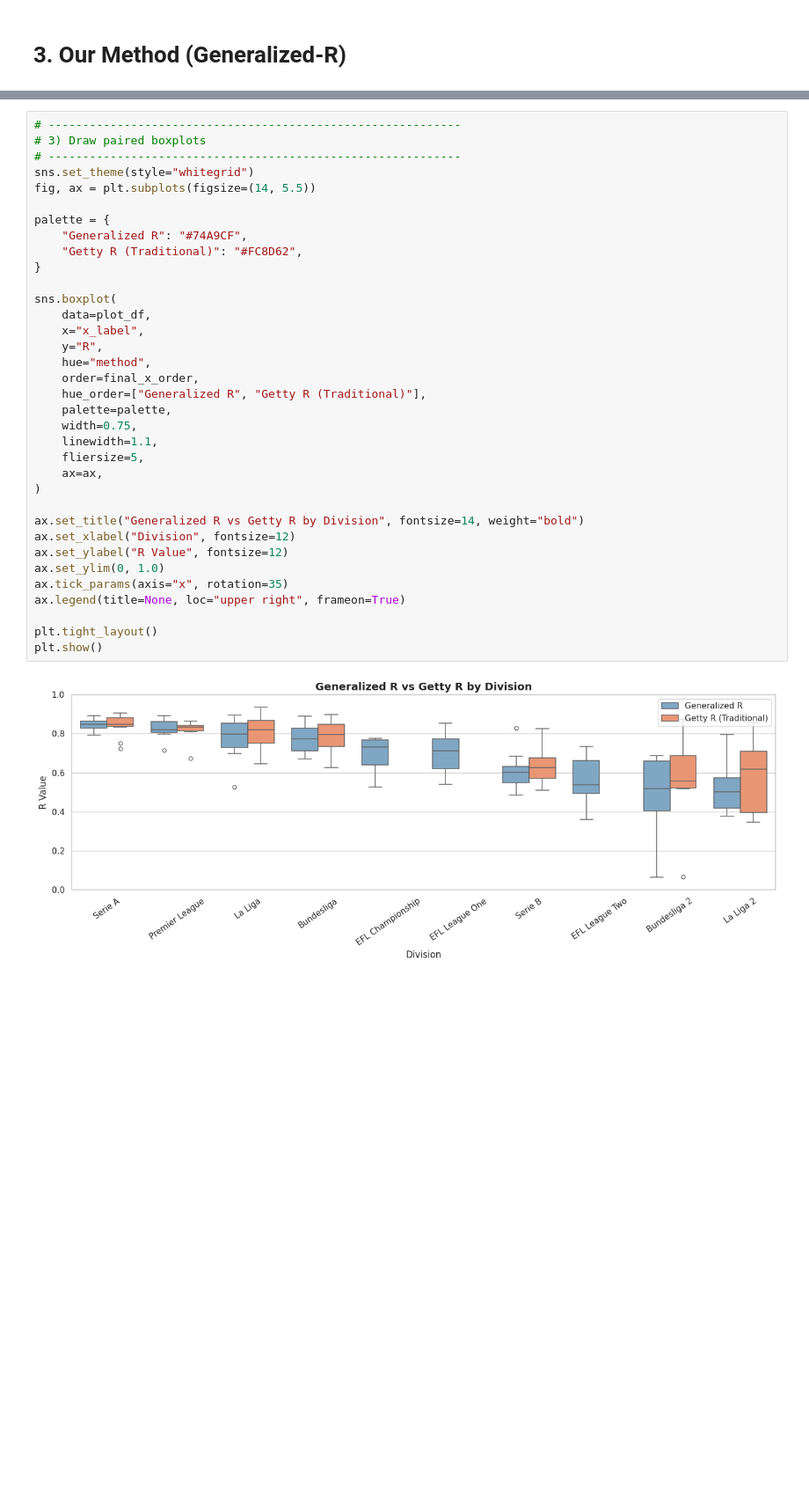
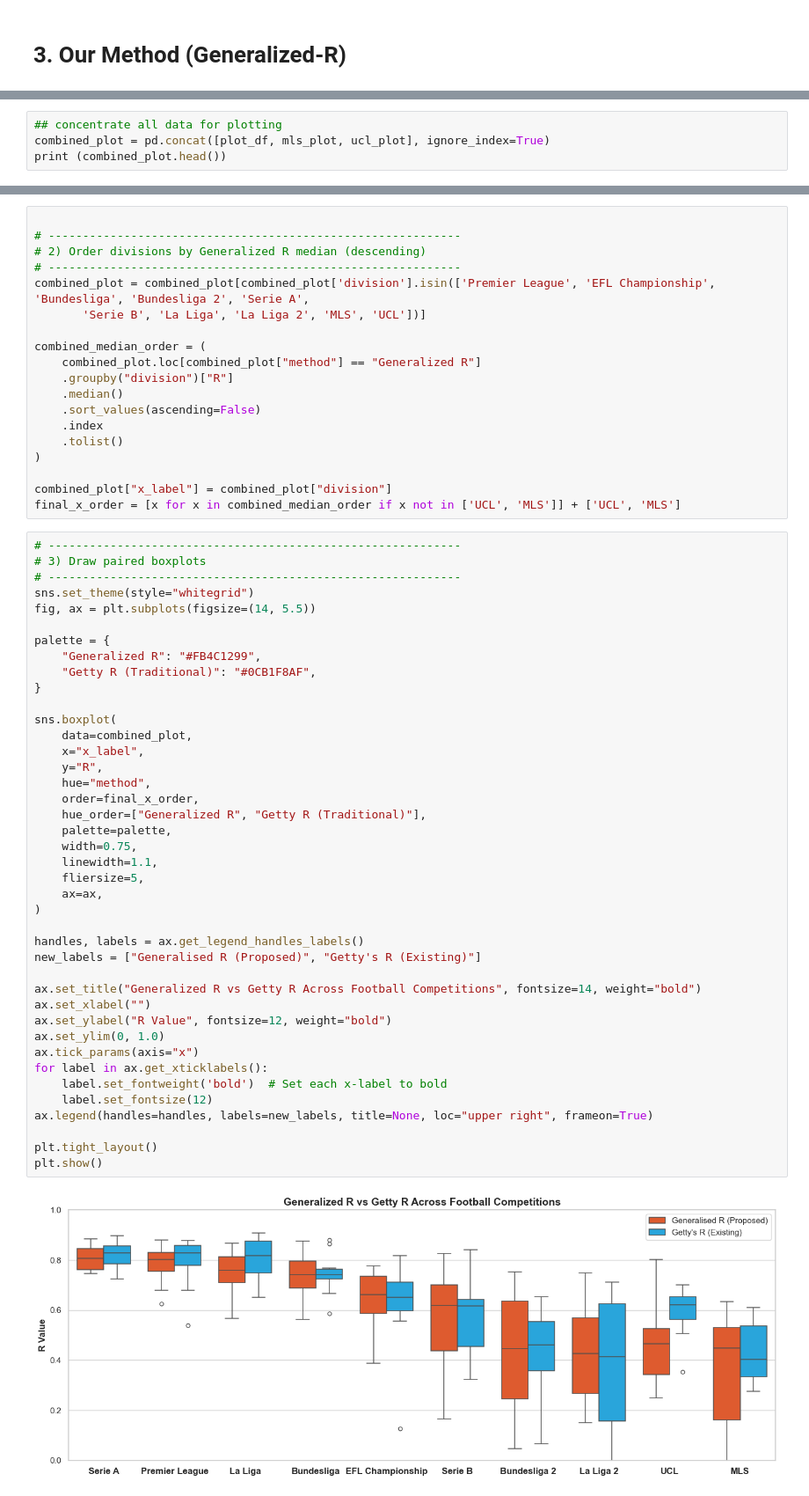
Before and after one commit to latilongitude/skillvsluck_LISS, a Jupyter notebook: notebooks/001_soccer_leagues.ipynb, the cells around one changed output, grey strips where cells are left out. Shown at 88% size. Saved outputs shown, nothing was run; the diff lists cells and outputs as text; blank space fills up the shorter version.

```diff
--- a/notebooks/001_soccer_leagues.ipynb
+++ b/notebooks/001_soccer_leagues.ipynb
@@ -825,0 +898,4 @@ final_x_order = gen_median_order
+# %%
+## concentrate all data for plotting
+combined_plot = pd.concat([plot_df, mls_plot, ucl_plot], ignore_index=True)
+print (combined_plot.head())
@@ -826,37 +951,62 @@ final_x_order = gen_median_order
+# %%
+
+# ------------------------------------------------------------
+# 2) Order divisions by Generalized R median (descending)
+# ------------------------------------------------------------
+combined_plot = combined_plot[combined_plot['division'].isin(['Premier League', 'EFL Championship', 'Bundesliga', 'Bundesliga 2', 'Serie A',
+       'Serie B', 'La Liga', 'La Liga 2', 'MLS', 'UCL'])]
+
+combined_median_order = (
+    combined_plot.loc[combined_plot["method"] == "Generalized R"]
+    .groupby("division")["R"]
+    .median()
+    .sort_values(ascending=False)
+    .index
+    .tolist()
+)
+
+combined_plot["x_label"] = combined_plot["division"]
+final_x_order = [x for x in combined_median_order if x not in ['UCL', 'MLS']] + ['UCL', 'MLS']
 # %%
 # ------------------------------------------------------------
 # 3) Draw paired boxplots
 # ------------------------------------------------------------
 sns.set_theme(style="whitegrid")
 fig, ax = plt.subplots(figsize=(14, 5.5))
 
 palette = {
-    "Generalized R": "#74A9CF",
-    "Getty R (Traditional)": "#FC8D62",
+    "Generalized R": "#FB4C1299",
+    "Getty R (Traditional)": "#0CB1F8AF",
 }
 
 sns.boxplot(
-    data=plot_df,
+    data=combined_plot,
     x="x_label",
     y="R",
     hue="method",
     order=final_x_order,
     hue_order=["Generalized R", "Getty R (Traditional)"],
     palette=palette,
     width=0.75,
     linewidth=1.1,
     fliersize=5,
     ax=ax,
 )
 
-ax.set_title("Generalized R vs Getty R by Division", fontsize=14, weight="bold")
-ax.set_xlabel("Division", fontsize=12)
-ax.set_ylabel("R Value", fontsize=12)
+handles, labels = ax.get_legend_handles_labels()
+new_labels = ["Generalised R (Proposed)", "Getty's R (Existing)"]
+
+ax.set_title("Generalized R vs Getty R Across Football Competitions", fontsize=14, weight="bold")
+ax.set_xlabel("")
+ax.set_ylabel("R Value", fontsize=12, weight="bold")
 ax.set_ylim(0, 1.0)
-ax.tick_params(axis="x", rotation=35)
-ax.legend(title=None, loc="upper right", frameon=True)
+ax.tick_params(axis="x")
+for label in ax.get_xticklabels():
+    label.set_fontweight('bold')  # Set each x-label to bold
+    label.set_fontsize(12)
+ax.legend(handles=handles, labels=new_labels, title=None, loc="upper right", frameon=True)
 
 plt.tight_layout()
 plt.show()
 # %% [output]
-[figure, old version]
+[figure, new version]
```
Also changed, not shown: parts of 22 cells of this notebook, 4 other files.
